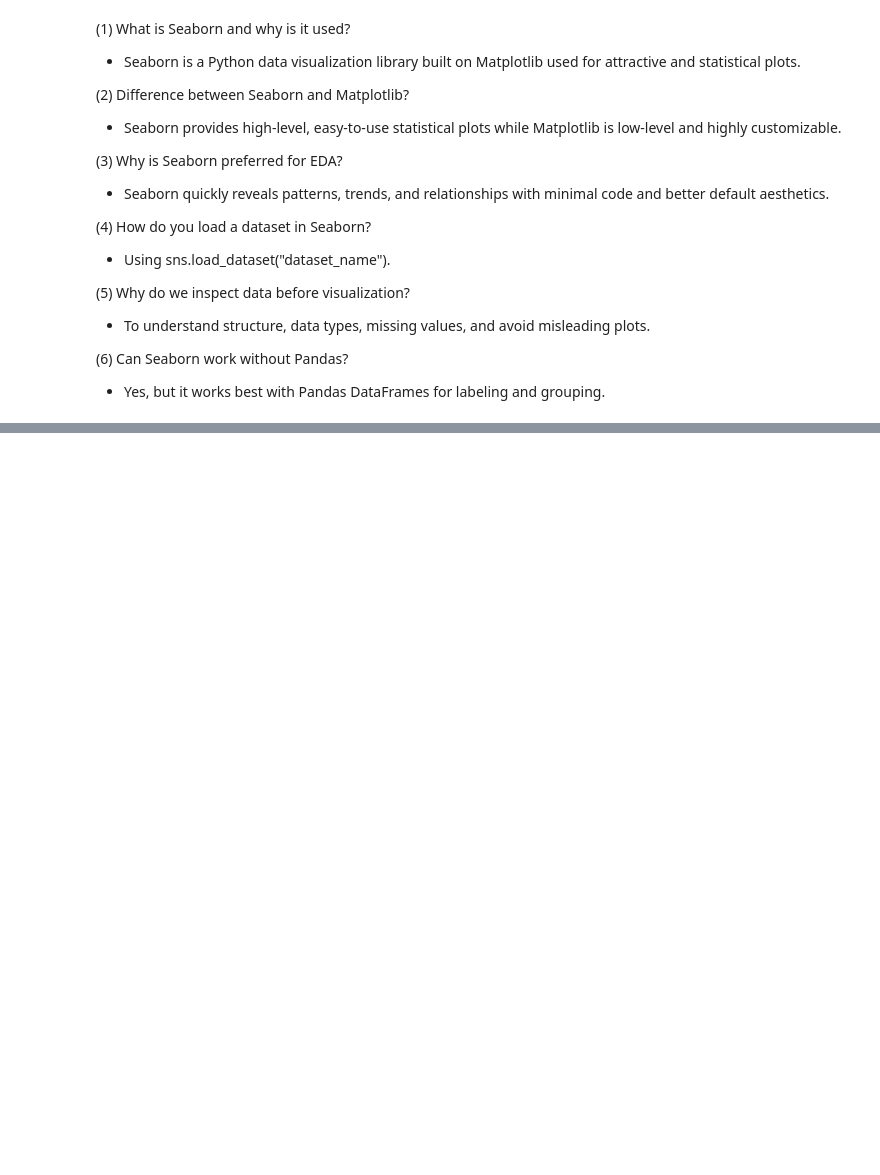
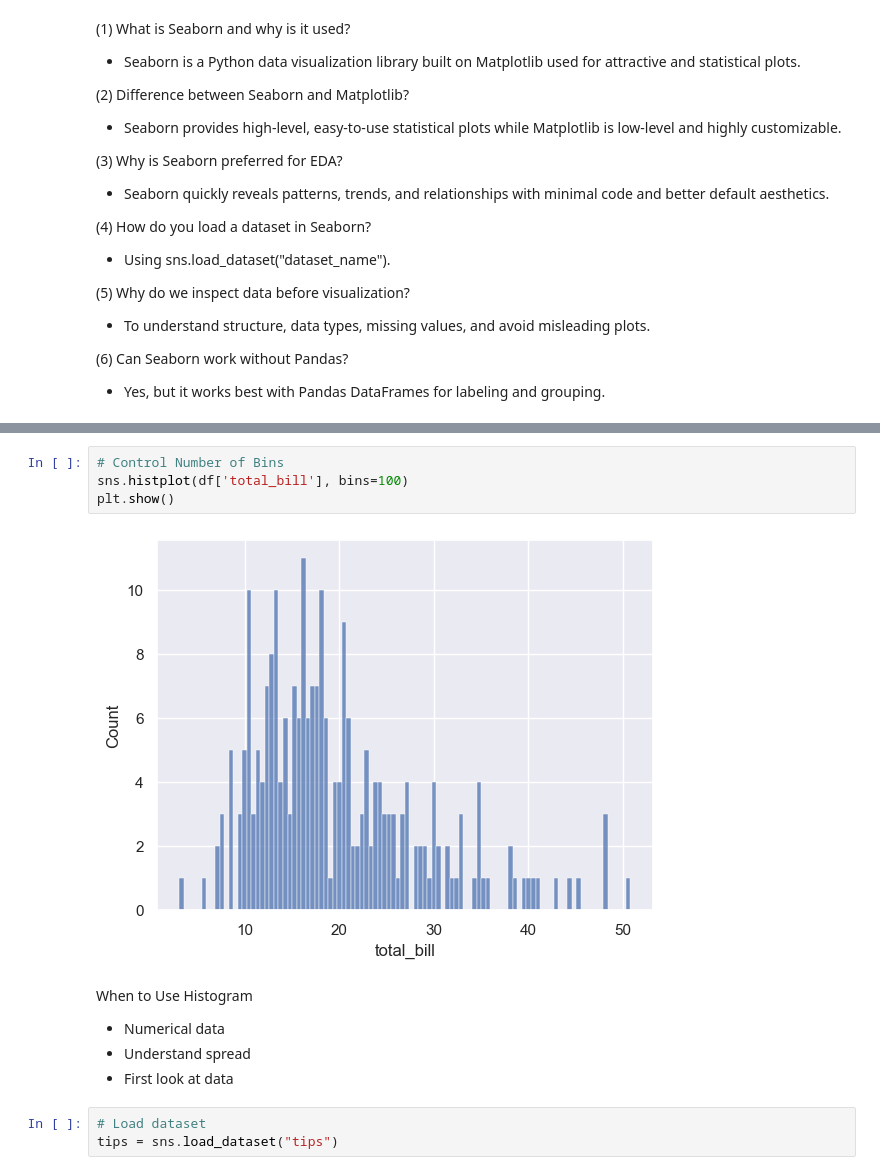
Before and after one commit to sarafatkhan2003/Seaborn, a Jupyter notebook: learning_Seaborn/phase_1.ipynb, the cells around one changed output, grey strips where cells are left out. Saved outputs shown, nothing was run; the diff lists cells and outputs as text; blank space fills up the shorter version.

```diff
--- a/learning_Seaborn/phase_1.ipynb
+++ b/learning_Seaborn/phase_1.ipynb
@@ -89,0 +120,15 @@ df.head(10)
+# %%
+# Control Number of Bins
+sns.histplot(df['total_bill'], bins=100)
+plt.show()
+# %% [output]
+[figure, added]
+# %% [markdown]
+When to Use Histogram
+
+- Numerical data
+- Understand spread
+- First look at data
+# %%
+# Load dataset
+tips = sns.load_dataset("tips")
```
Also changed, not shown: parts of 8 cells of this notebook.
